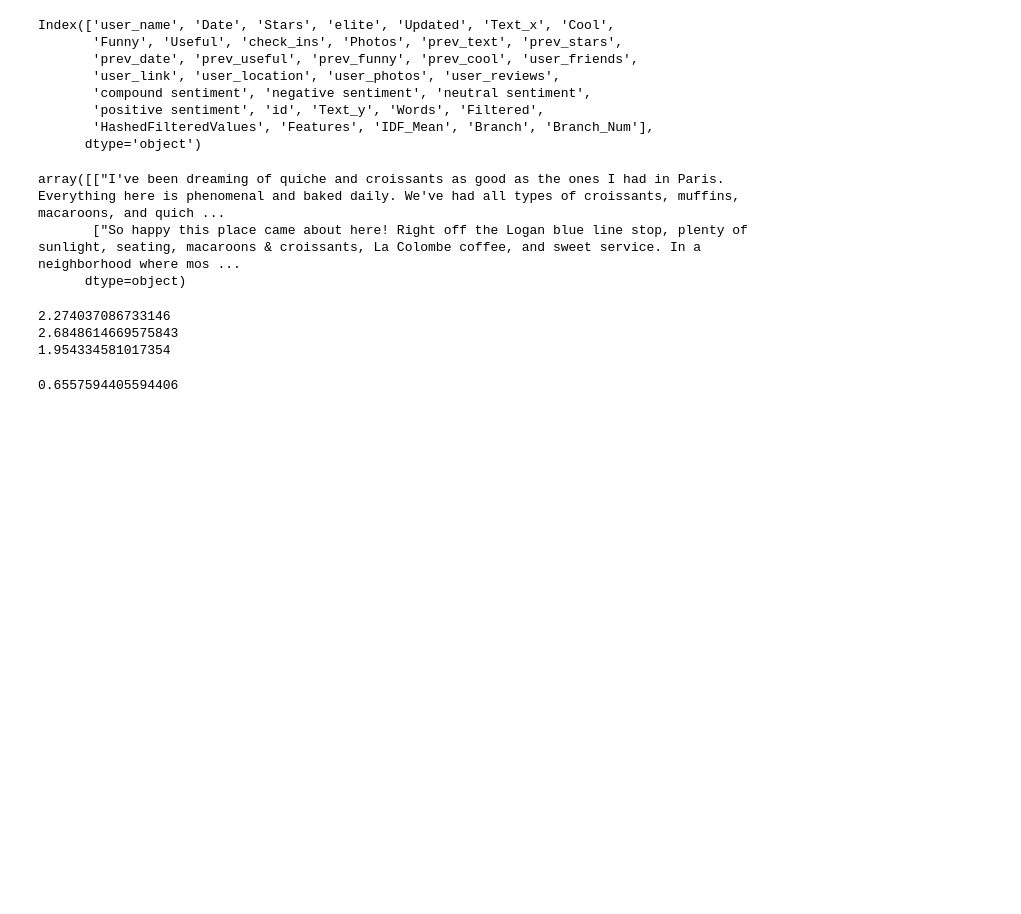
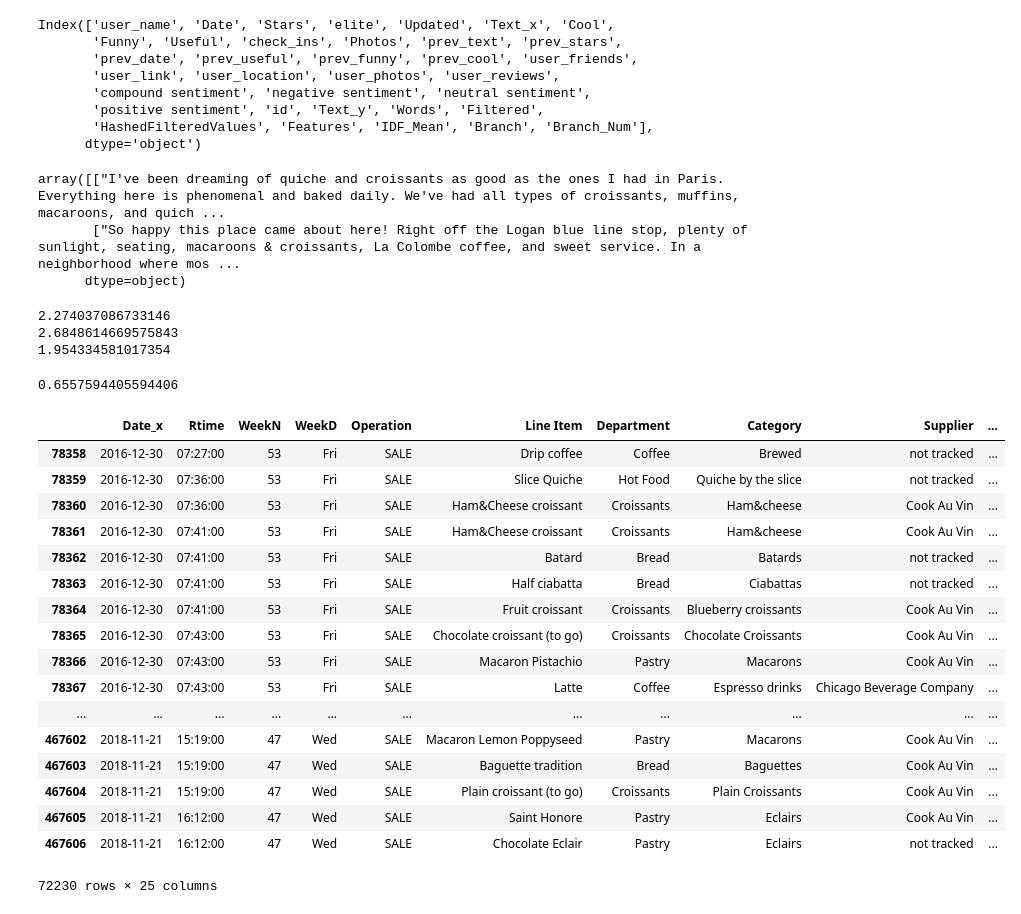
Before and after one commit to PoojaChopra123/pie_thon, a Jupyter notebook: jupyter notebooks/stacy_scratch.ipynb, the cells around one changed output. Drawn from its saved outputs; the diff is of its cells as text; code cells hidden in the pictures; blank space fills up the shorter version.

```diff
--- a/jupyter notebooks/stacy_scratch.ipynb
+++ b/jupyter notebooks/stacy_scratch.ipynb
@@ -1728,3 +1728,7 @@ print(logan_mean_IDF)
 mean(boul_master_nlp_review_merge['Sentiment'].values)
 # %% [output]
 0.6557594405594406
+# %%
+bakery_weather_df = pd.merge(working_bakery_df, weather_df, left_on='Date', right_on='Formatted_Date', how='left')
+# working_bakery_df
+# weather_df
@@ -1730,0 +1737,21 @@ mean(boul_master_nlp_review_merge['Sentiment'].values)
+# %%
+bakery_weather_df.loc[bakery_weather_df['Summary'] == 'Overcast', :]
+# %% [output]
+|  | Date_x | Rtime | WeekN | WeekD | Operation | Line Item | Department | Category | Supplier | ... |
+| 78358 | 2016-12-30 | 07:27:00 | 53 | Fri | SALE | Drip coffee | Coffee | Brewed | not tracked | ... |
+| 78359 | 2016-12-30 | 07:36:00 | 53 | Fri | SALE | Slice Quiche | Hot Food | Quiche by the slice | not tracked | ... |
+| 78360 | 2016-12-30 | 07:36:00 | 53 | Fri | SALE | Ham&Cheese croissant | Croissants | Ham&cheese | Cook Au Vin | ... |
+| 78361 | 2016-12-30 | 07:41:00 | 53 | Fri | SALE | Ham&Cheese croissant | Croissants | Ham&cheese | Cook Au Vin | ... |
+| 78362 | 2016-12-30 | 07:41:00 | 53 | Fri | SALE | Batard | Bread | Batards | not tracked | ... |
+| 78363 | 2016-12-30 | 07:41:00 | 53 | Fri | SALE | Half ciabatta | Bread | Ciabattas | not tracked | ... |
+| 78364 | 2016-12-30 | 07:41:00 | 53 | Fri | SALE | Fruit croissant | Croissants | Blueberry croissants | Cook Au Vin | ... |
+| 78365 | 2016-12-30 | 07:43:00 | 53 | Fri | SALE | Chocolate croissant (to go) | Croissants | Chocolate Croissants | Cook Au Vin | ... |
+| 78366 | 2016-12-30 | 07:43:00 | 53 | Fri | SALE | Macaron Pistachio | Pastry | Macarons | Cook Au Vin | ... |
+| 78367 | 2016-12-30 | 07:43:00 | 53 | Fri | SALE | Latte | Coffee | Espresso drinks | Chicago Beverage Company | ... |
+| ... | ... | ... | ... | ... | ... | ... | ... | ... | ... | ... |
+| 467602 | 2018-11-21 | 15:19:00 | 47 | Wed | SALE | Macaron Lemon Poppyseed | Pastry | Macarons | Cook Au Vin | ... |
+| 467603 | 2018-11-21 | 15:19:00 | 47 | Wed | SALE | Baguette tradition | Bread | Baguettes | Cook Au Vin | ... |
+| 467604 | 2018-11-21 | 15:19:00 | 47 | Wed | SALE | Plain croissant (to go) | Croissants | Plain Croissants | Cook Au Vin | ... |
+| 467605 | 2018-11-21 | 16:12:00 | 47 | Wed | SALE | Saint Honore | Pastry | Eclairs | Cook Au Vin | ... |
+| 467606 | 2018-11-21 | 16:12:00 | 47 | Wed | SALE | Chocolate Eclair | Pastry | Eclairs | not tracked | ... |
+72230 rows × 25 columns
```
Also changed, not shown: parts of 14 cells of this notebook, 35 other files.
